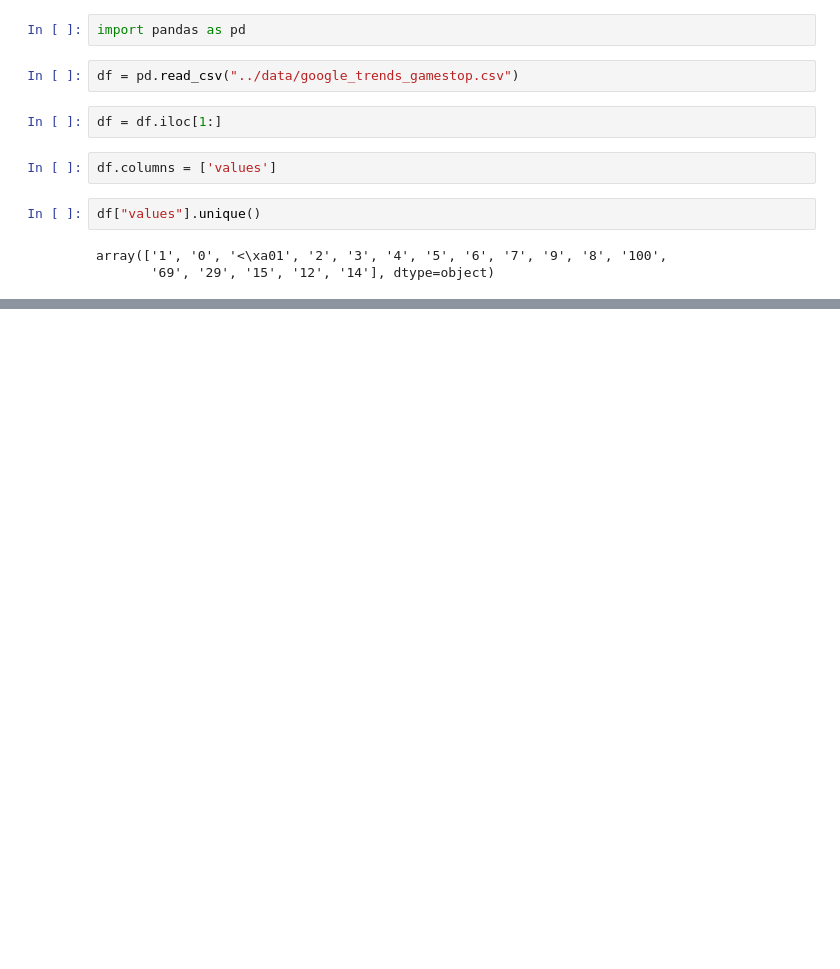
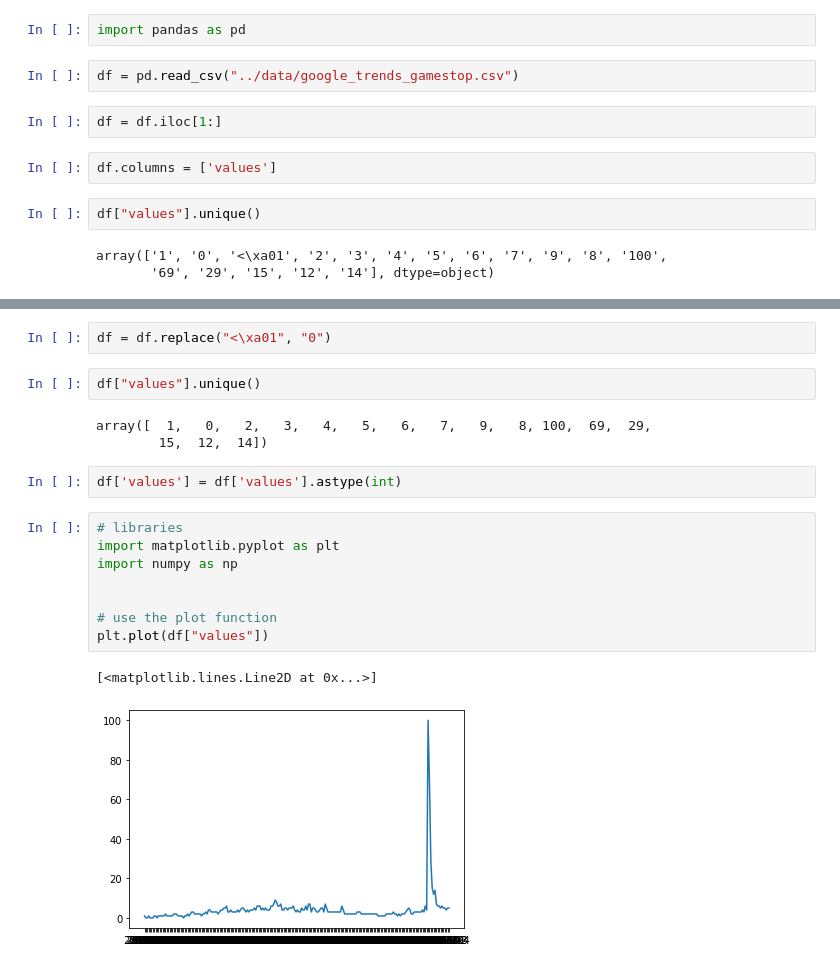
Before and after one commit to FrancoisMizrahi/LondonLab_EY, a Jupyter notebook: francoismizrahi/sandbox_google_trends_api.ipynb, the cells around one changed output, grey strips where cells are left out. Saved outputs shown, nothing was run; the diff lists cells and outputs as text; blank space fills up the shorter version.

Commit message:
Create google trend plot and averages

```diff
--- a/francoismizrahi/sandbox_google_trends_api.ipynb
+++ b/francoismizrahi/sandbox_google_trends_api.ipynb
@@ -40,0 +53,20 @@ len(df)
+# %%
+df = df.replace("<\xa01", "0")
+# %%
+df["values"].unique()
+# %% [output]
+array([  1,   0,   2,   3,   4,   5,   6,   7,   9,   8, 100,  69,  29,
+        15,  12,  14])
+# %%
+df['values'] = df['values'].astype(int)
+# %%
+# libraries
+import matplotlib.pyplot as plt
+import numpy as np
+
+
+# use the plot function
+plt.plot(df["values"])
+# %% [output]
+[<matplotlib.lines.Line2D at 0x...>]
+[figure, added]
```
Also changed, not shown: parts of 4 cells of this notebook.
